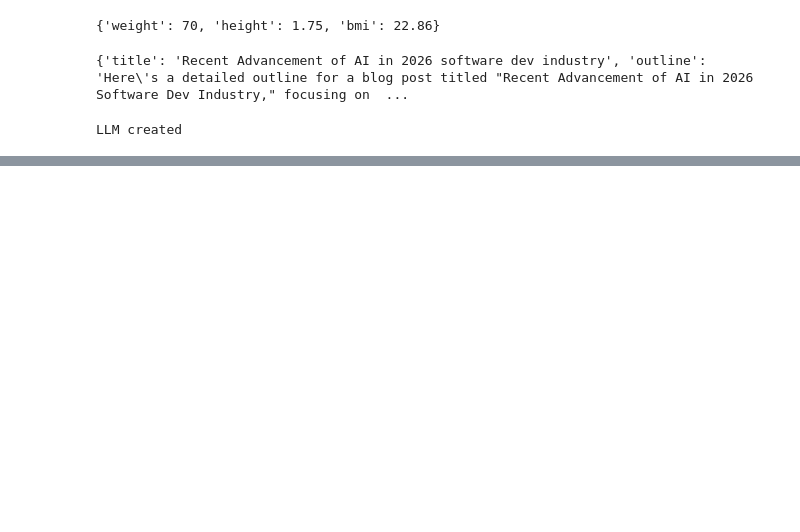
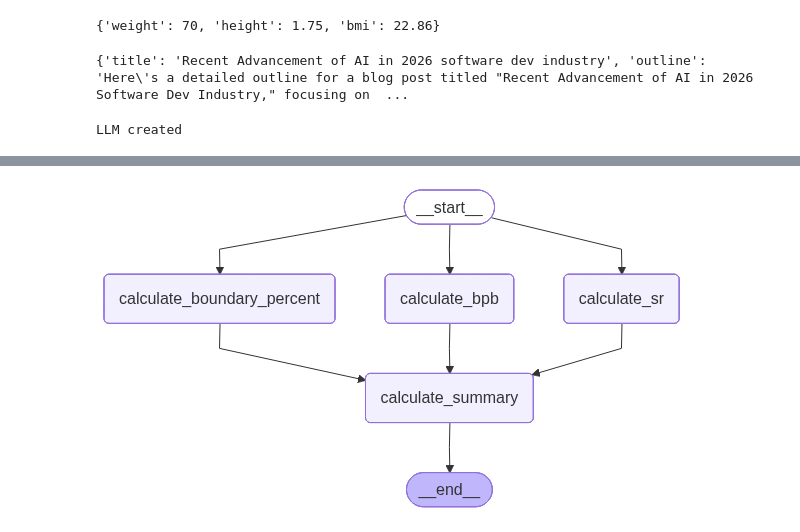
Before and after one commit to Pixelz123/genai, a Jupyter notebook: lg.ipynb, the cells around one changed output, grey strips where cells are left out. Drawn from its saved outputs; the diff is of its cells as text; code cells hidden in the pictures; blank space fills up the shorter version.

```diff
--- a/lg.ipynb
+++ b/lg.ipynb
@@ -152,0 +173,38 @@ class Chaining(Runnable):
+# %%
+def calculate_bpb(state : BatsmanState):
+   bpb =  state['balls']/(state['fours']+state['six'])
+   state['bpb']=bpb
+   return {'bpb':bpb}
+# %%
+def calculate_boundary_percent(state:BatsmanState):
+    boundary_percent = (state['fours']*4 + state['six']*6)/state['runs']*100
+    state['boundary_percent']=boundary_percent
+    return {'boundary_percent':boundary_percent}
+# %%
+def calculate_summary(state : BatsmanState):
+    summary = f"""
+      Strike Rate - {state['strike_rate']}
+      Balls per boundary- {state['bpb']}
+      Boundary Percentage - {state['boundary_percent']}
+    """
+    state['summary']=summary
+    return state
+# %%
+graph = StateGraph(BatsmanState)
+graph.add_node('calculate_sr',calculate_sr)
+graph.add_node('calculate_bpb',calculate_bpb)
+graph.add_node('calculate_boundary_percent',calculate_boundary_percent)
+graph.add_node('calculate_summary',calculate_summary)
+
+graph.add_edge(START,'calculate_sr')
+graph.add_edge(START,'calculate_bpb')
+graph.add_edge(START,'calculate_boundary_percent')
+graph.add_edge('calculate_boundary_percent','calculate_summary')
+graph.add_edge('calculate_bpb','calculate_summary')
+graph.add_edge('calculate_sr','calculate_summary')
+graph.add_edge('calculate_summary',END)
+workflow= graph.compile()
+# %%
+workflow
+# %% [output]
+[figure, added]
```
Also changed, not shown: parts of 3 cells of this notebook, 1 other file.
